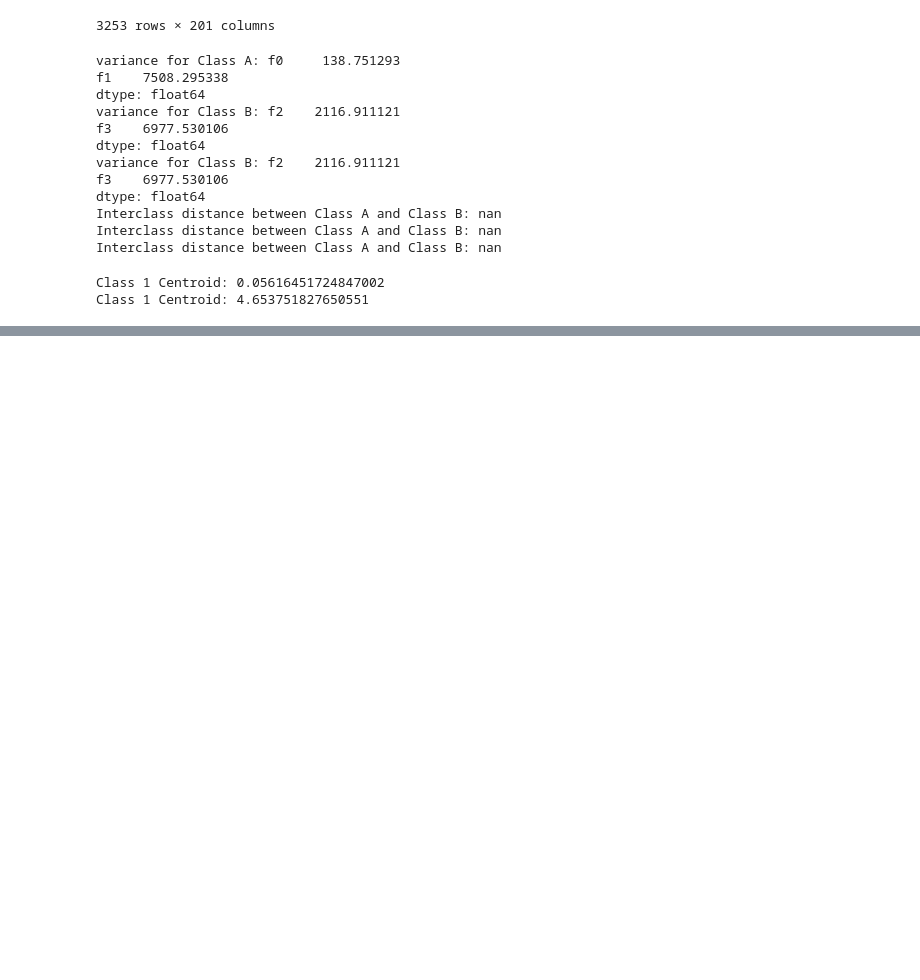
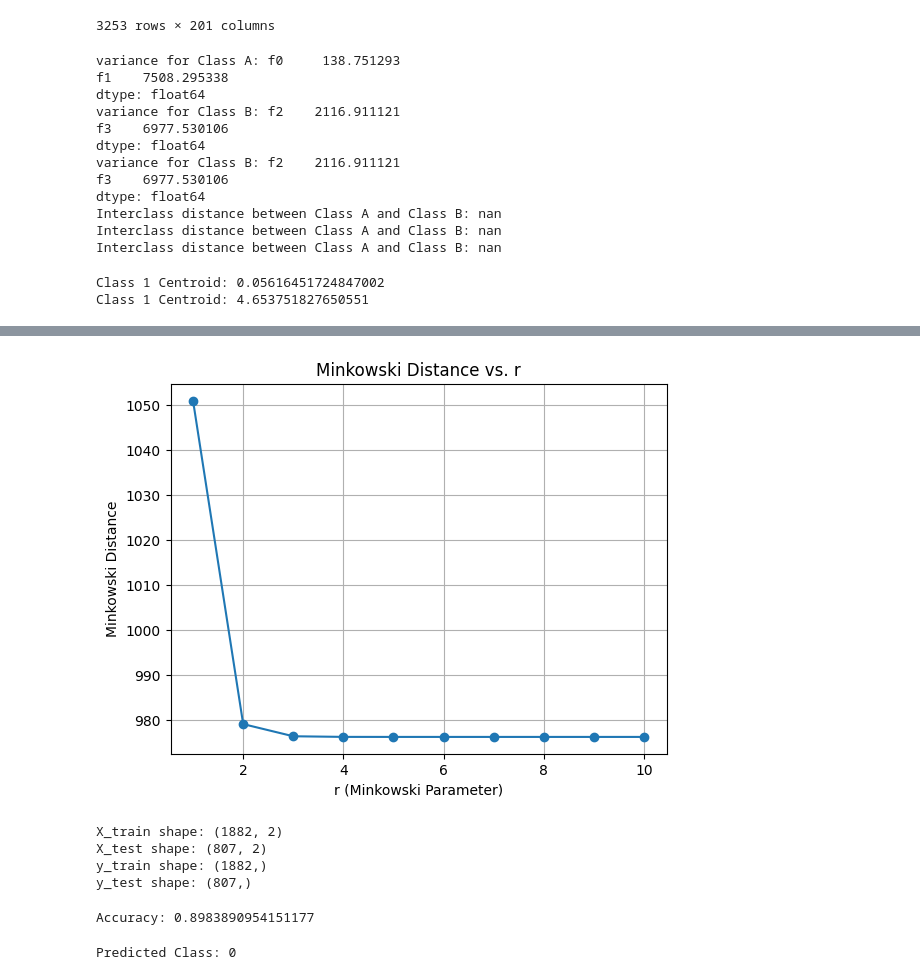
Before and after one commit to gnani43/mlassignment, a Jupyter notebook: p1.ipynb, the cells around one changed output, grey strips where cells are left out. Saved outputs shown, nothing was run; the diff lists cells and outputs as text; code cells hidden in the pictures; blank space fills up the shorter version.

```diff
--- a/p1.ipynb
+++ b/p1.ipynb
@@ -113,0 +168,76 @@ Class 1 Centroid: 4.653751827650551
+# %%
+import pandas as pd
+import numpy as np
+import matplotlib.pyplot as plt
+
+# Assuming 'f0' and 'f20' are the columns of interest
+# Assuming you want to calculate the Minkowski distance between two specific rows (e.g., row 0 and row 1)
+
+# Select the two rows you want to compare
+vector1 = df[['f0', 'f20']].iloc[0].values
+vector2 = df[['f0', 'f20']].iloc[1].values
+
+# Create a list of values of r from 1 to 10
+r_values = list(range(1, 11))
+
+# Calculate the Minkowski distance for each value of r
+distances = [np.linalg.norm(vector1 - vector2, ord=r) for r in r_values]
+
+# Create a plot to observe the relationship between distance and r
+plt.plot(r_values, distances, marker='o', linestyle='-')
+plt.xlabel('r (Minkowski Parameter)')
+plt.ylabel('Minkowski Distance')
+plt.title('Minkowski Distance vs. r')
+plt.grid(True)
+plt.show()
+# %% [output]
+[figure, added]
+# %%
+import numpy as np
+from sklearn.model_selection import train_test_split
+# taking two classes into account 0 and 1
+classes = [0, 1]
+selected_data = df[df['Label'].isin(classes)]
+
+# Defining the features x with columns f0 and f20 and y with Label
+X = selected_data[['f0', 'f20']]
+y = selected_data['Label']
+
+# Split the dataset into a train set (70%) and a test set (30%)
+X_train, X_test, y_train, y_test = train_test_split(X, y, test_size=0.3, random_state=42)
+
+# Now, you have your train and test sets for binary classification
+print("X_train shape:", X_train.shape)
+print("X_test shape:", X_test.shape)
+print("y_train shape:", y_train.shape)
+print("y_test shape:", y_test.shape)
+# %% [output]
+X_train shape: (1882, 2)
+X_test shape: (807, 2)
+y_train shape: (1882,)
+y_test shape: (807,)
+# %%
+import numpy as np
+from sklearn.neighbors import KNeighborsClassifier
+
+# Create a k-NN classifier with k=3 using 'import KNeighborsClassifier
+neigh = KNeighborsClassifier(n_neighbors=3)
+
+# Fit the classifier to your training data
+neigh.fit(X_train, y_train)
+accuracy = neigh.score(X_test, y_test)
+
+# Print the accuracy report
+print("Accuracy:", accuracy)
+# %% [output]
+Accuracy: 0.8983890954151177
+# %%
+test_vect = [[0.009625,0.003646 ]]  # Replace with the feature values you want to classify
+
+# Use the predict() function to classify the test vector
+predicted_class = neigh.predict(test_vect)
+
+# Print the predicted class
+print("Predicted Class:", predicted_class[0])
+# %% [output]
+Predicted Class: 0
```
Also changed, not shown: parts of 4 cells of this notebook.
